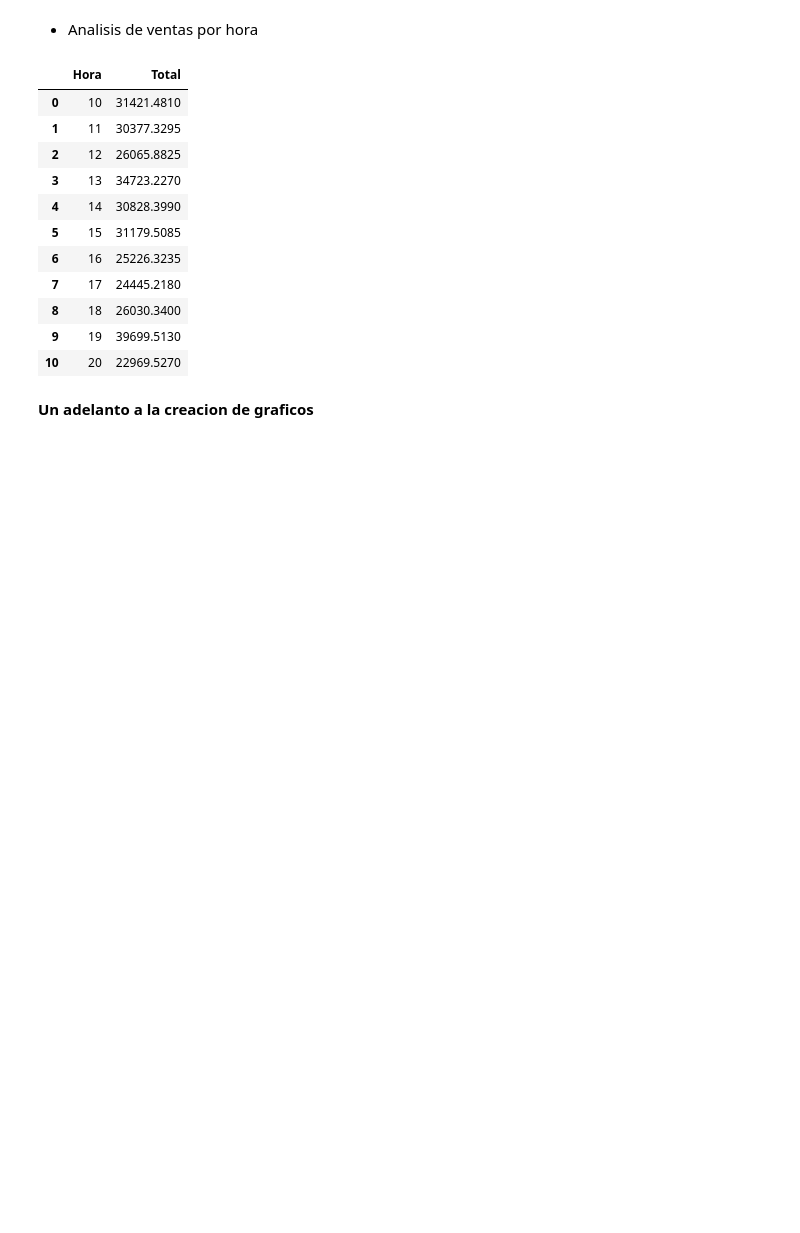
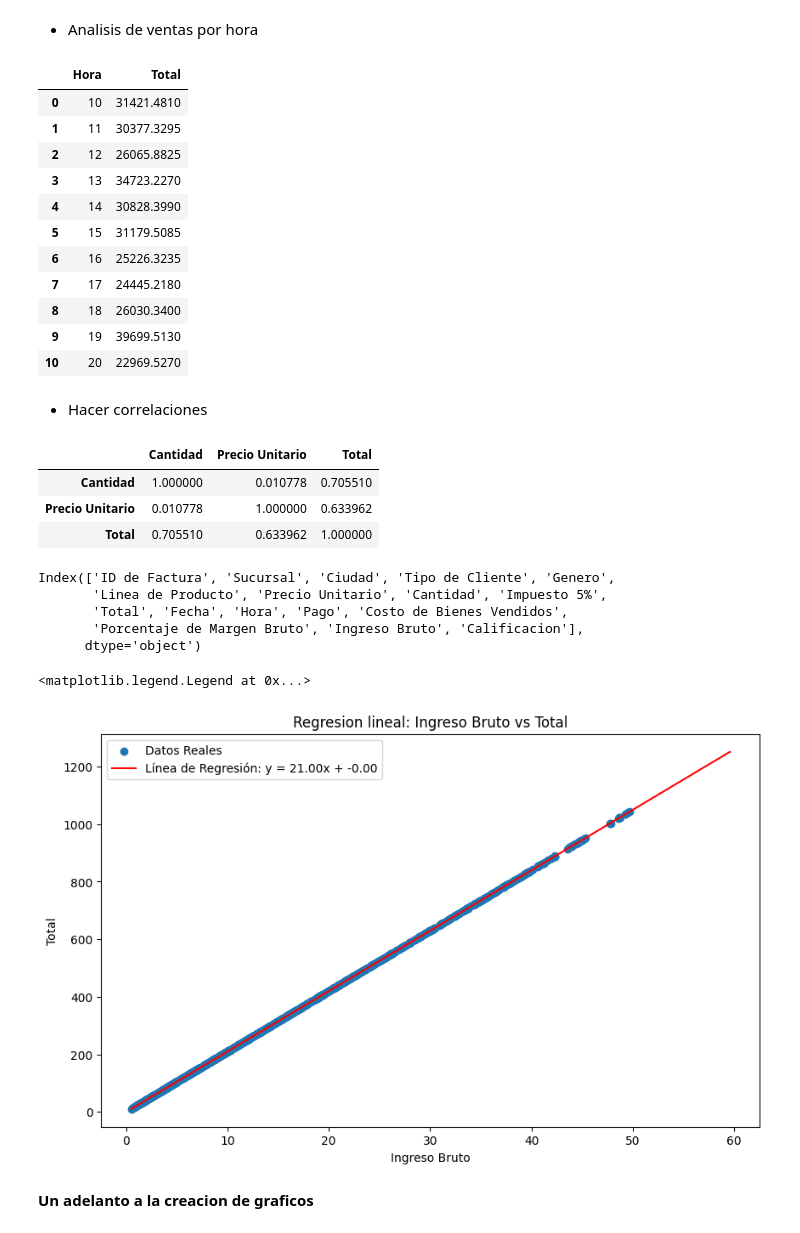
Before and after one commit to kkyouma/ayudantia_computacion_2, a Jupyter notebook: Ayudantia 2/Ayudantia_2.ipynb, the cells around one changed output. Cells and saved outputs as stored; diff of their text form; code cells hidden in the pictures; blank space fills up the shorter version.

```diff
--- a/Ayudantia 2/Ayudantia_2.ipynb
+++ b/Ayudantia 2/Ayudantia_2.ipynb
@@ -387,6 +420,46 @@ display(sales_by_hour)
 | 8 | 18 | 26030.3400 |
 | 9 | 19 | 39699.5130 |
 | 10 | 20 | 22969.5270 |
+# %% [markdown]
+- Hacer correlaciones
+# %%
+correlations = df[["Cantidad", "Precio Unitario", "Total"]].corr()
+correlations
+# %% [output]
+|  | Cantidad | Precio Unitario | Total |
+| Cantidad | 1.000000 | 0.010778 | 0.705510 |
+| Precio Unitario | 0.010778 | 1.000000 | 0.633962 |
+| Total | 0.705510 | 0.633962 | 1.000000 |
+# %%
+df.columns
+# %% [output]
+Index(['ID de Factura', 'Sucursal', 'Ciudad', 'Tipo de Cliente', 'Genero',
+       'Linea de Producto', 'Precio Unitario', 'Cantidad', 'Impuesto 5%',
+       'Total', 'Fecha', 'Hora', 'Pago', 'Costo de Bienes Vendidos',
+       'Porcentaje de Margen Bruto', 'Ingreso Bruto', 'Calificacion'],
+      dtype='object')
+# %%
+m, b = np.polyfit(df["Ingreso Bruto"], df["Total"], 1)
+
+start = df["Ingreso Bruto"].min()
+stop = df["Ingreso Bruto"].max()
+
+extended = stop * 1.2
+
+# Generar valores de x para la línea de regresión extendida
+x = np.linspace(start, extended, 100)
+y = m * x + b
+
+plt.figure(figsize=(10, 6))
+plt.scatter(df["Ingreso Bruto"], df["Total"], label="Datos Reales")
+plt.plot(x, y, "-r", label=f"Línea de Regresión: y = {m:.2f}x + {b:.2f}")
+plt.xlabel("Ingreso Bruto")
+plt.ylabel("Total")
+plt.title("Regresion lineal: Ingreso Bruto vs Total")
+plt.legend()
+# %% [output]
+<matplotlib.legend.Legend at 0x...>
+[figure, added]
 # %% [markdown]
 <div class="alert">
   <strong>Un adelanto a la creacion de graficos</strong>
```
Also changed, not shown: parts of 14 cells of this notebook.
